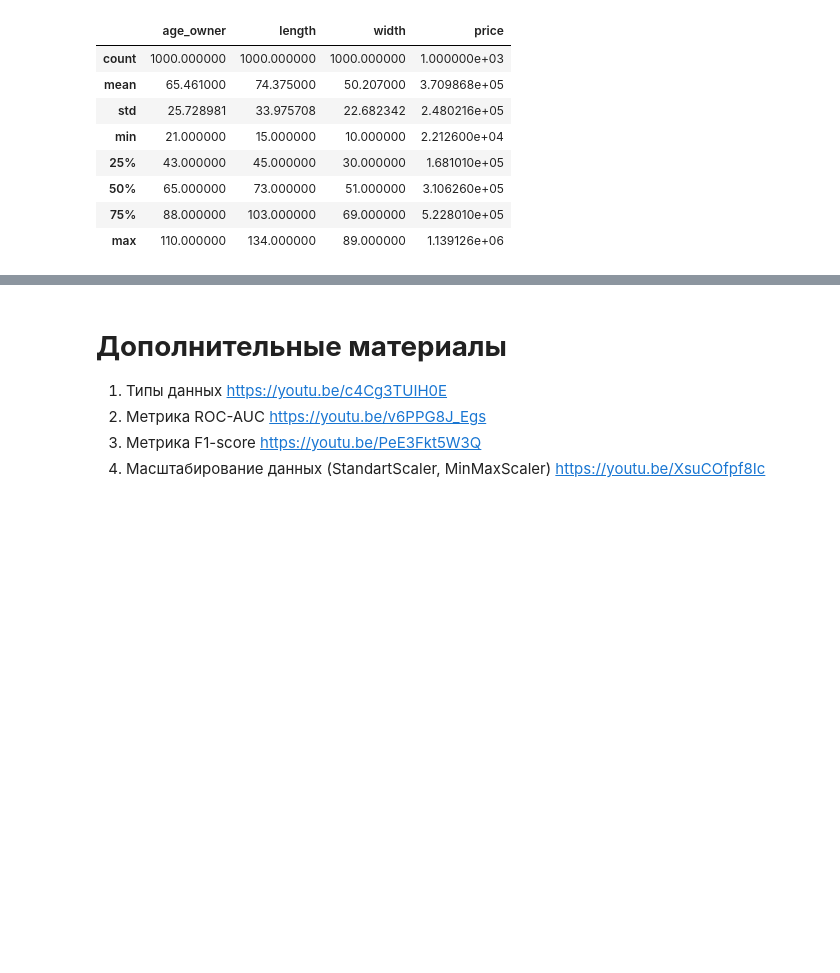
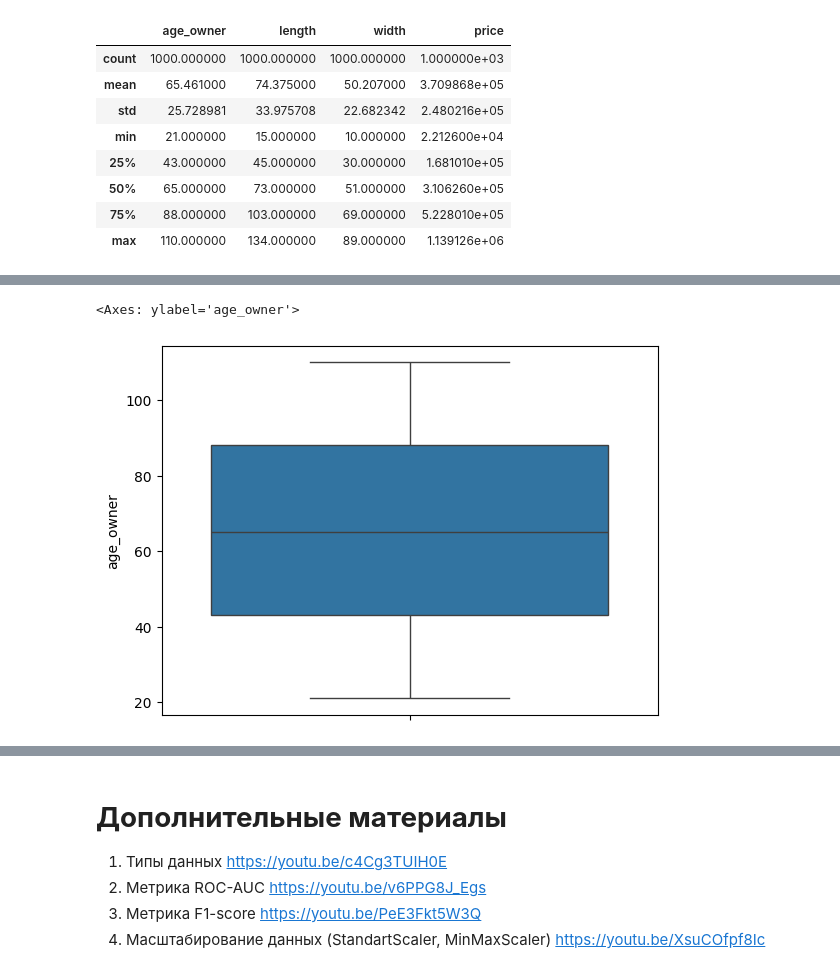
Before and after one commit to BirukovAlex/neto_Python, a Jupyter notebook: Проблема_качества_данных.ipynb, the cells around one changed output, grey strips where cells are left out. Drawn from its saved outputs; the diff is of its cells as text; code cells hidden in the pictures; blank space fills up the shorter version.

```diff
--- a/Проблема_качества_данных.ipynb
+++ b/Проблема_качества_данных.ipynb
@@ -78,0 +85,5 @@ Name: length, Length: 120, dtype: int64
+# %%
+sns.boxplot(data.age_owner)
+# %% [output]
+<Axes: ylabel='age_owner'>
+[figure, added]
```
Also changed, not shown: parts of 19 cells of this notebook.
